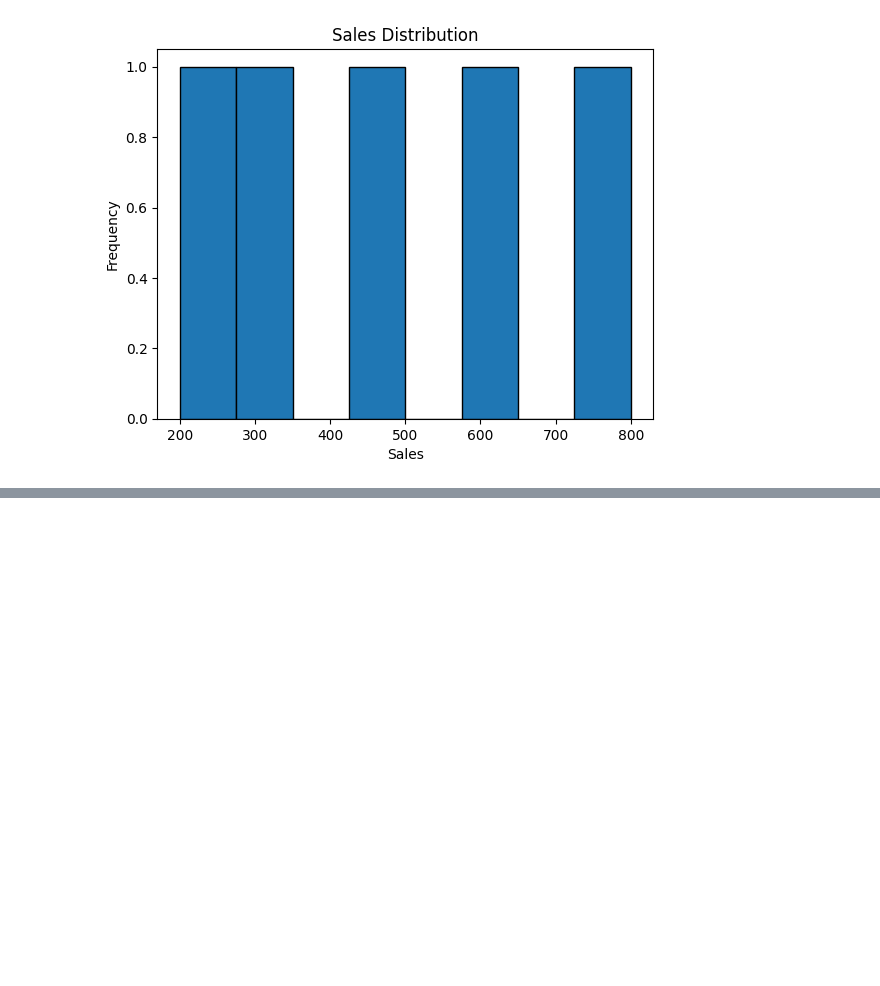
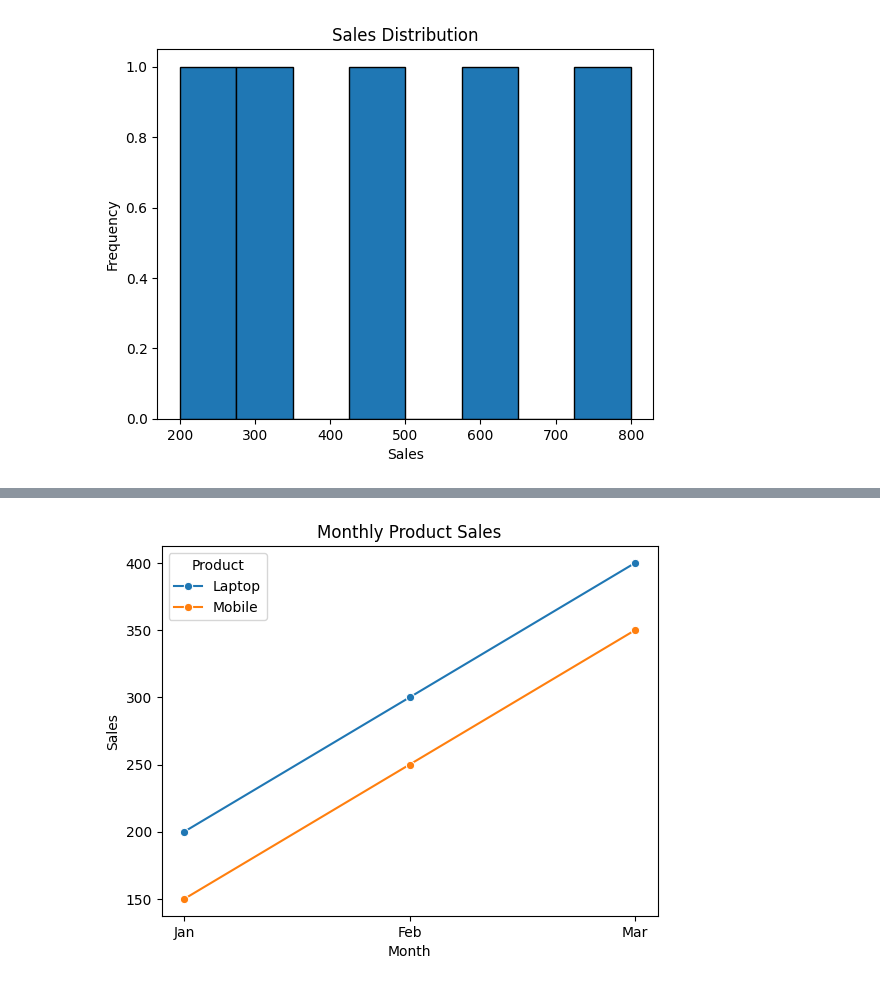
Before and after one commit to kiruthikassrevg/Test_aiml_repo, a Jupyter notebook: Data visualization and chart storytelling.ipynb, the cells around one changed output, grey strips where cells are left out. Saved outputs shown, nothing was run; the diff lists cells and outputs as text; code cells hidden in the pictures; blank space fills up the shorter version.

```diff
--- a/Data visualization and chart storytelling.ipynb
+++ b/Data visualization and chart storytelling.ipynb
@@ -66,0 +87,26 @@ plt.show()
+# %%
+import pandas as pd
+import seaborn as sns
+import matplotlib.pyplot as plt
+
+data = {
+    "Month": ["Jan", "Feb", "Mar", "Jan", "Feb", "Mar"],
+    "Product": ["Laptop", "Laptop", "Laptop",
+                "Mobile", "Mobile", "Mobile"],
+    "Sales": [200, 300, 400, 150, 250, 350]
+}
+
+df = pd.DataFrame(data)
+
+sns.lineplot(
+    data=df,
+    x="Month",
+    y="Sales",
+    hue="Product",
+    marker="o"
+)
+
+plt.title("Monthly Product Sales")
+plt.show()
+# %% [output]
+[figure, added]
```
Also changed, not shown: parts of 3 cells of this notebook.
